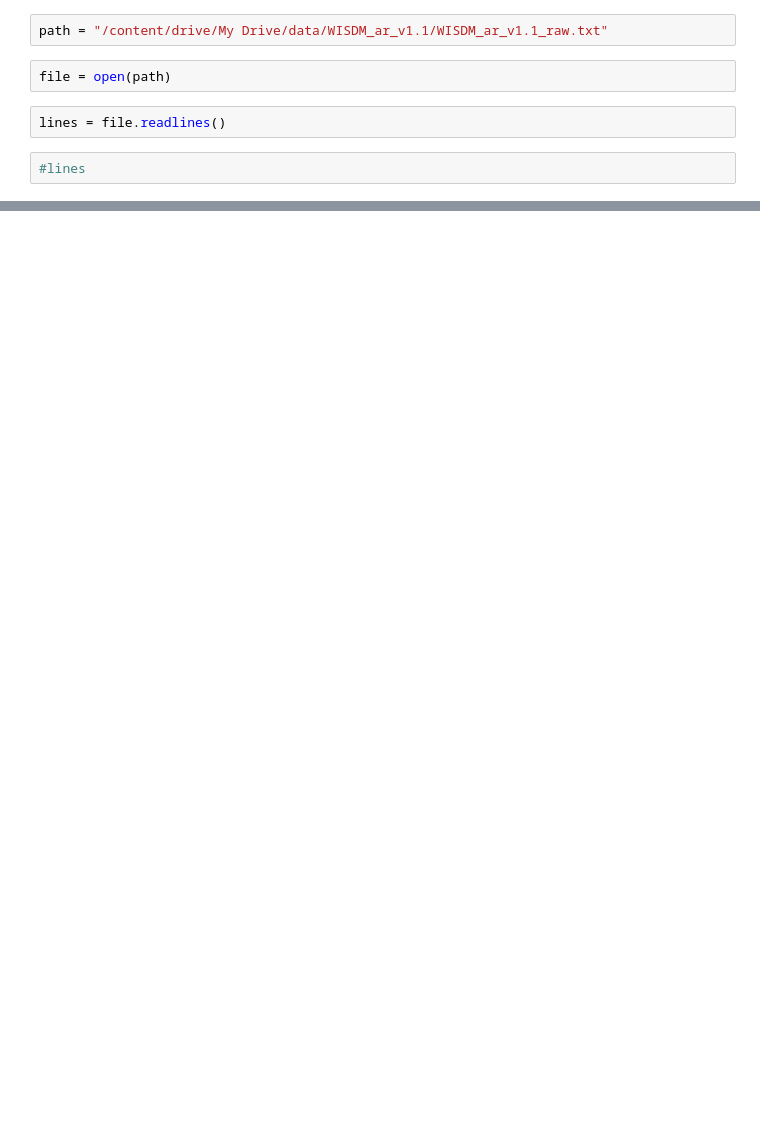
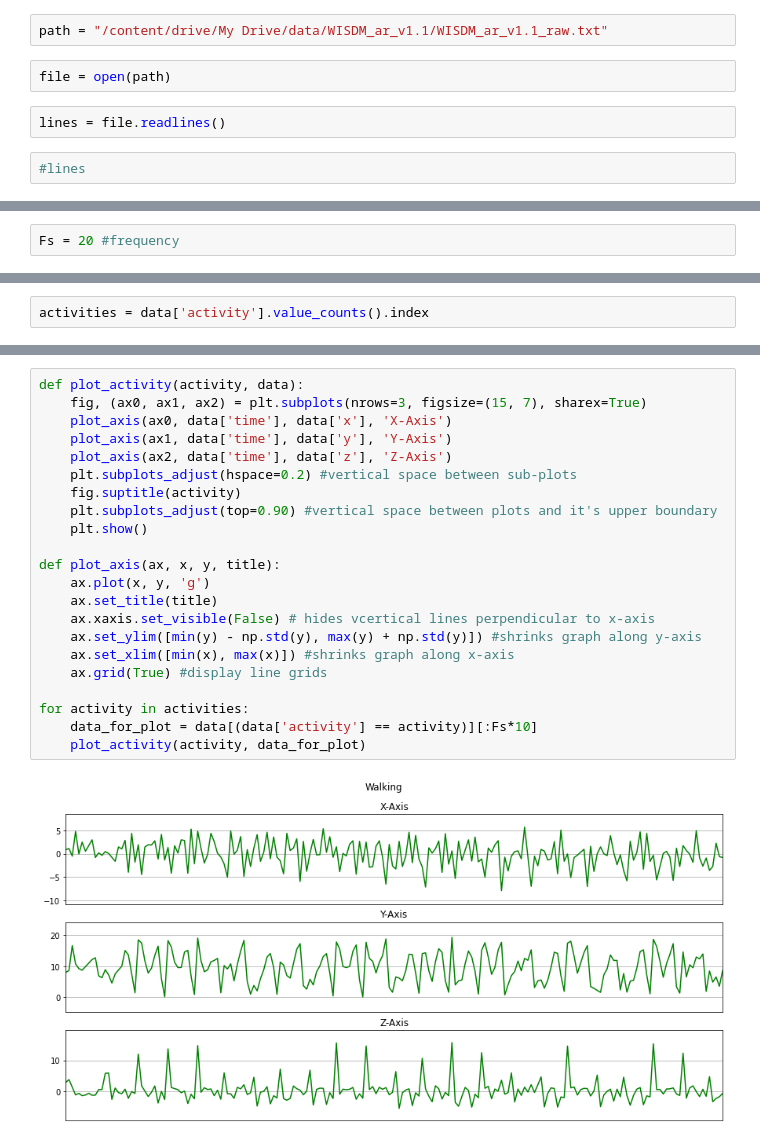
Before and after one commit to mikaeelkhalid/CS531-machine-learning, a Jupyter notebook: project.ipynb, the cells around one changed output, grey strips where cells are left out. Cells and saved outputs as stored; diff of their text form; blank space fills up the shorter version.

```diff
--- a/project.ipynb
+++ b/project.ipynb
@@ -31,0 +157,2 @@ lines = file.readlines()
+# %%
+Fs = 20 #frequency
@@ -31,0 +163,2 @@ lines = file.readlines()
+# %%
+activities = data['activity'].value_counts().index
@@ -31,0 +170,24 @@ lines = file.readlines()
+# %%
+def plot_activity(activity, data):
+    fig, (ax0, ax1, ax2) = plt.subplots(nrows=3, figsize=(15, 7), sharex=True)
+    plot_axis(ax0, data['time'], data['x'], 'X-Axis')
+    plot_axis(ax1, data['time'], data['y'], 'Y-Axis')
+    plot_axis(ax2, data['time'], data['z'], 'Z-Axis')
+    plt.subplots_adjust(hspace=0.2) #vertical space between sub-plots
+    fig.suptitle(activity)
+    plt.subplots_adjust(top=0.90) #vertical space between plots and it's upper boundary
+    plt.show()
+
+def plot_axis(ax, x, y, title):
+    ax.plot(x, y, 'g')
+    ax.set_title(title)
+    ax.xaxis.set_visible(False) # hides vcertical lines perpendicular to x-axis
+    ax.set_ylim([min(y) - np.std(y), max(y) + np.std(y)]) #shrinks graph along y-axis
+    ax.set_xlim([min(x), max(x)]) #shrinks graph along x-axis
+    ax.grid(True) #display line grids
+
+for activity in activities:
+    data_for_plot = data[(data['activity'] == activity)][:Fs*10]
+    plot_activity(activity, data_for_plot)
+# %% [output]
+[figure, added]
```
Also changed, not shown: parts of 48 cells of this notebook.
